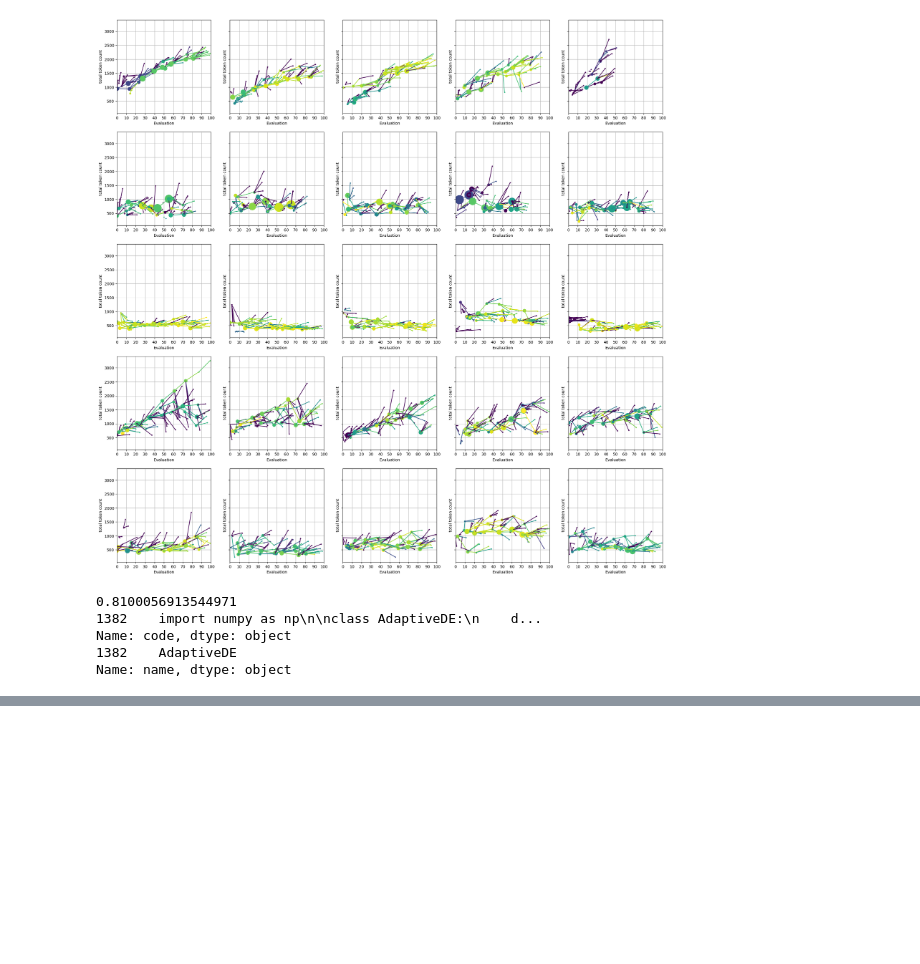
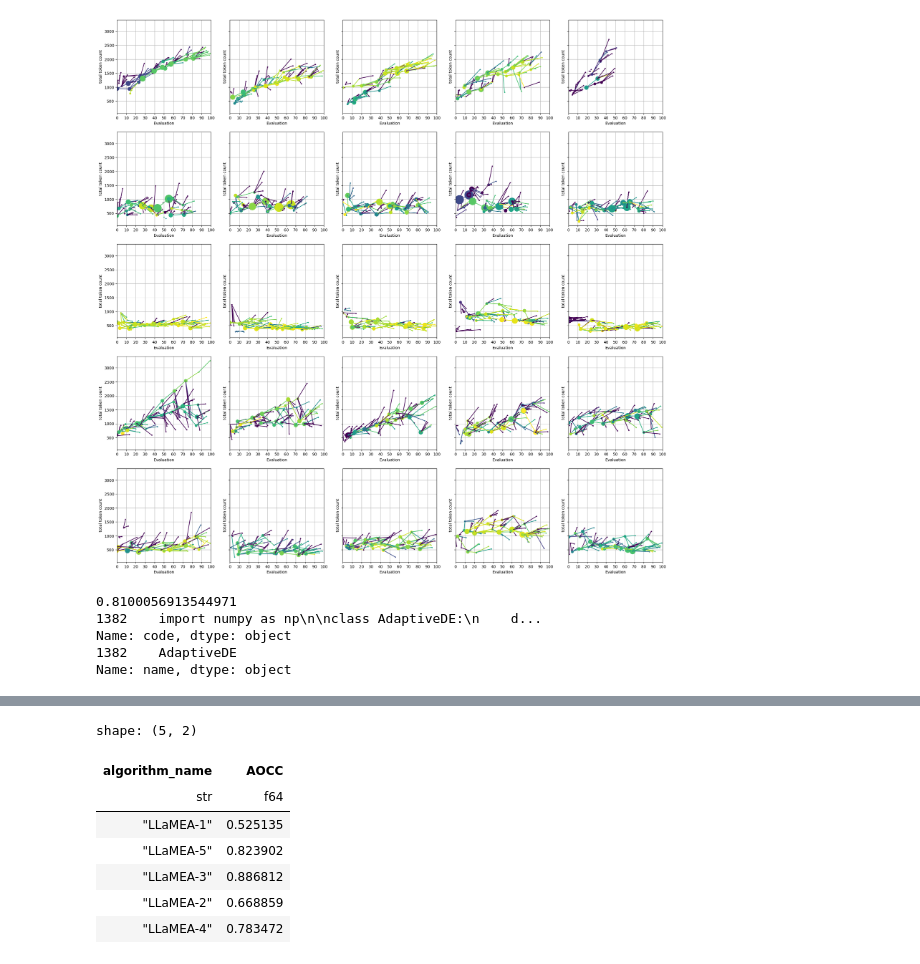
Before and after one commit to XAI-liacs/BLADE, a Jupyter notebook: visualize_mabbob.ipynb, the cells around one changed output, grey strips where cells are left out. Saved outputs shown, nothing was run; the diff lists cells and outputs as text; code cells hidden in the pictures; blank space fills up the shorter version.

```diff
--- a/visualize_mabbob.ipynb
+++ b/visualize_mabbob.ipynb
@@ -77,0 +319,12 @@ exp_data
+# %%
+df_eaf = iohinspector.metrics.transform_fval(df, 1e-8, 1e2)
+iohinspector.metrics.get_aocc(df_eaf.filter(pl.col("dimension") == 5), 10000, group_cols=['algorithm_name'])
+# %% [output]
+shape: (5, 2)
+| algorithm_name | AOCC |
+| str | f64 |
+| "LLaMEA-1" | 0.525135 |
+| "LLaMEA-5" | 0.823902 |
+| "LLaMEA-3" | 0.886812 |
+| "LLaMEA-2" | 0.668859 |
+| "LLaMEA-4" | 0.783472 |
```
Also changed, not shown: parts of 8 cells of this notebook, 11 other files.
